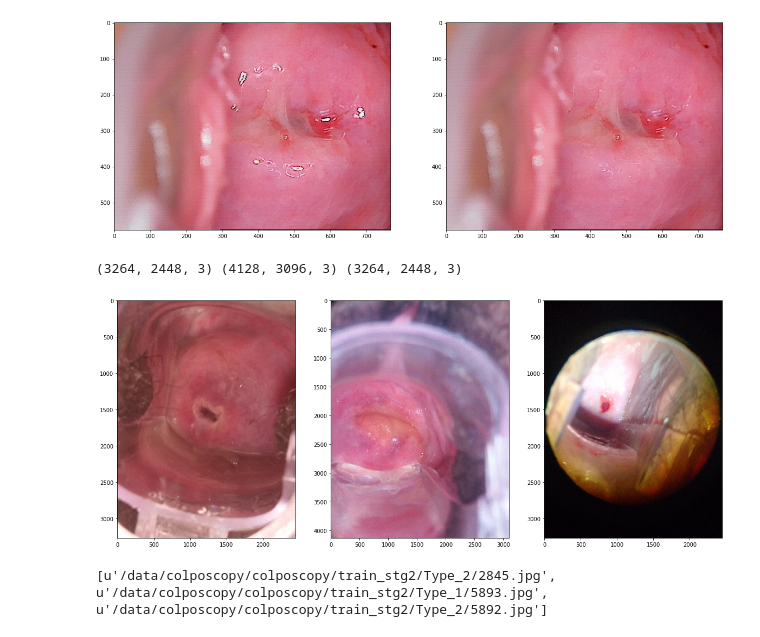
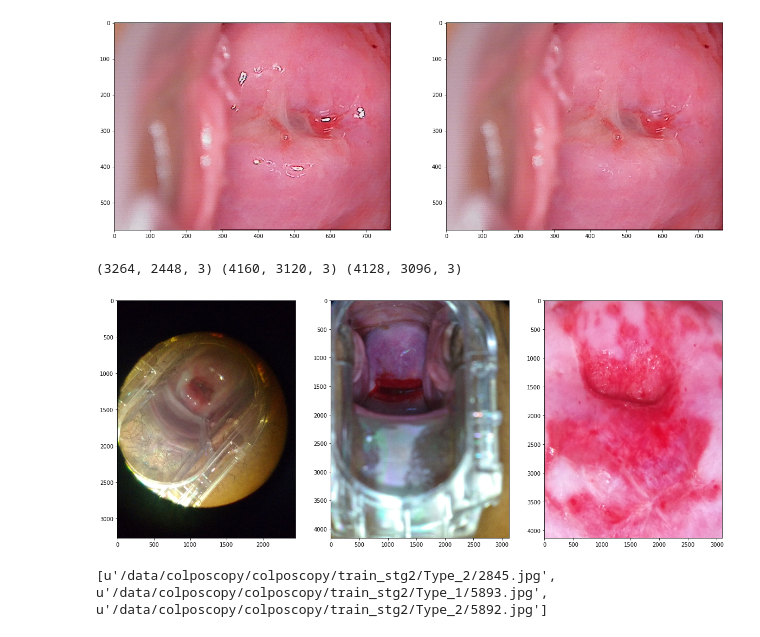
Before and after one commit to WordBearerYI/odoo, a Jupyter notebook: data.ipynb, the cells around one changed output. Cells and saved outputs as stored; diff of their text form; code cells hidden in the pictures.

```diff
--- a/data.ipynb
+++ b/data.ipynb
@@ -15,8 +15,8 @@ import cv2
 import matplotlib.pyplot as plt
 from glob import glob
 from tqdm import tqdm
-img_dir = "/data/colposcopy/colposcopy"
-
+img_dir = "/data/colposcopy/colposcopy_1"
+img_dir_fosun = "/data/colposcopy/colposcopy"
 type_1_train = glob(os.path.join(img_dir,"train*","Type_1","*.jpg"))
 type_2_train = glob(os.path.join(img_dir,"train*","Type_2","*.jpg"))
 type_3_train = glob(os.path.join(img_dir,"train*","Type_3","*.jpg"))
@@ -30,7 +30,7 @@ cont = f.readlines()
 for i in range(1, len(cont)):
     line = cont[i].rstrip('\n')
     ctype = line.split(',').index('1')
-#    print(i,ctype)
+#   print(i,ctype)
     type_dict[i] = ctype
 f.close()
 
@@ -161,22 +161,24 @@ plt.imshow(cvt(dst))
 [figure]
 [figure]
 # %%
-i1 = type_1_train[2]
+
+
+i1 = type_1_train[3]
 i1 = cvt(cv2.imread(i1))
-i2 = type_1_train[24]
+i2 = type_1_train[1]
 i2 = cvt(cv2.imread(i2))
-i3 = type_1_train[211]
+i3 = type_1_train[21]
 i3 = cvt(cv2.imread(i3))
 
 plt.figure(figsize=(20,20))
 plt.subplot(131)
 plt.imshow(i1)
 plt.subplot(132)
 plt.imshow(i2)
 plt.subplot(133)
 plt.imshow(i3)
 
 print(i1.shape,i2.shape,i3.shape)
 # %% [output]
-(3264, 2448, 3) (4128, 3096, 3) (3264, 2448, 3)
+(3264, 2448, 3) (4160, 3120, 3) (4128, 3096, 3)
-[figure, old version]
+[figure, new version]
```
Also changed, not shown: parts of 7 cells of this notebook, 2 other files.
